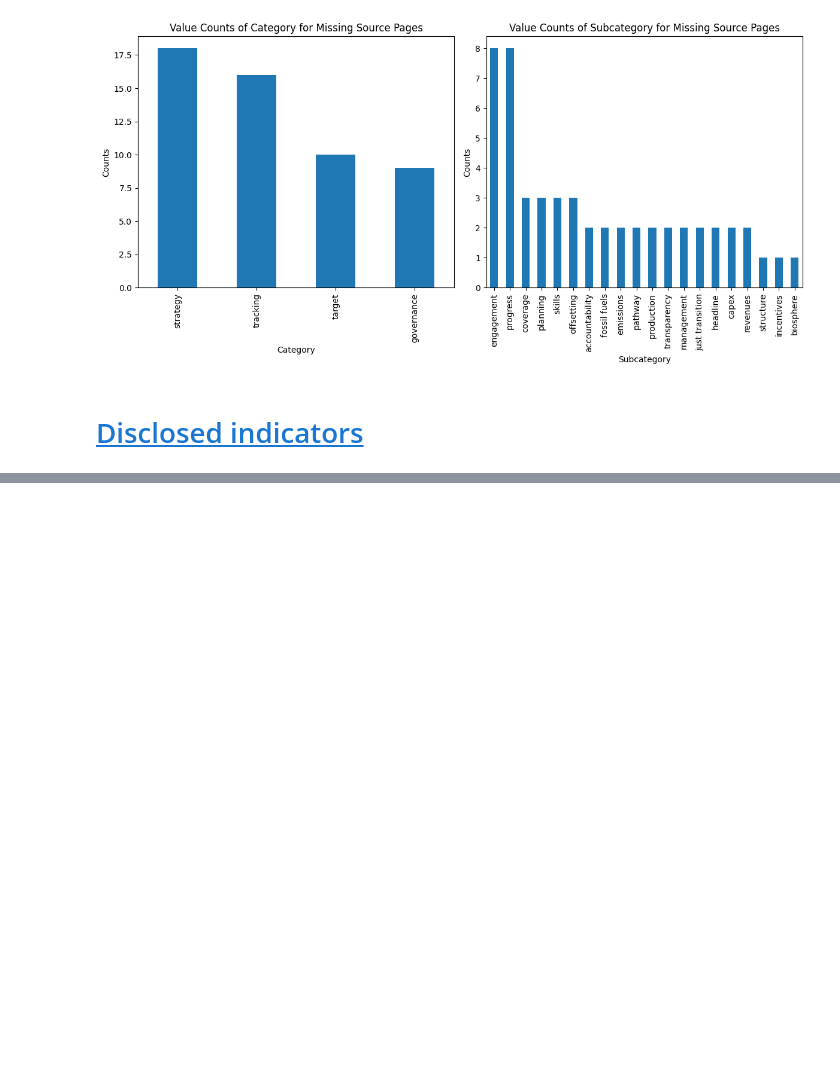
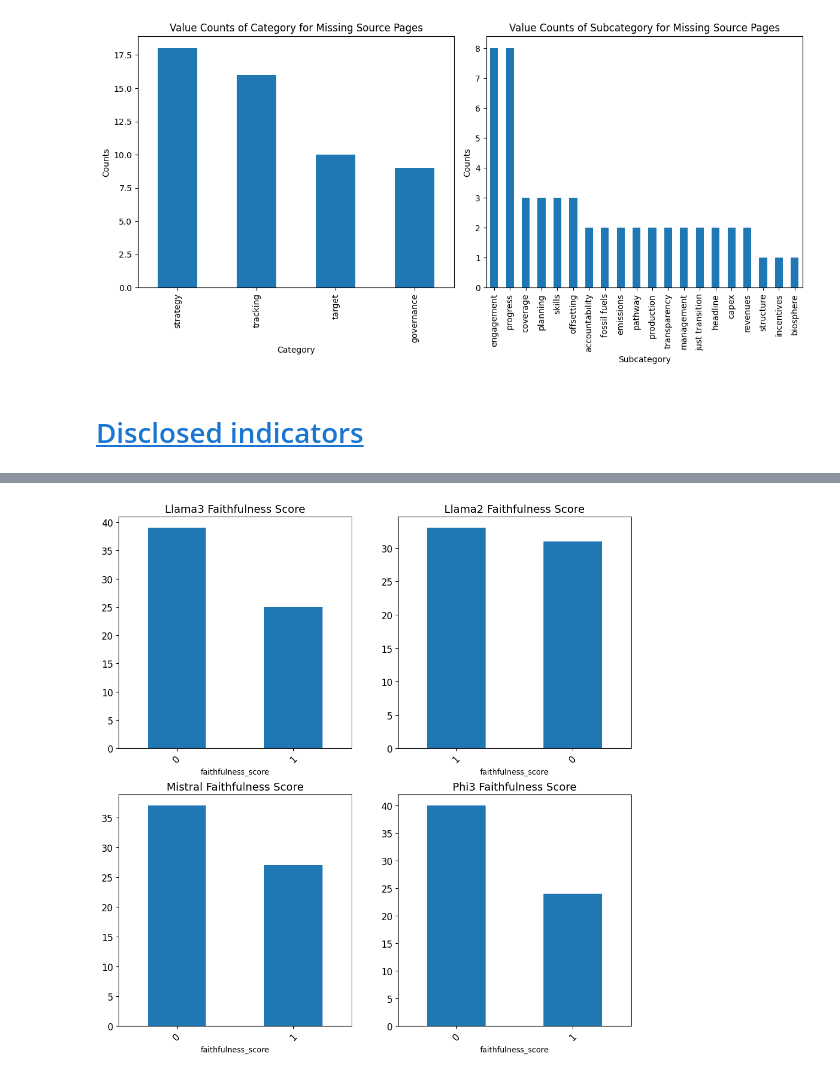
Before and after one commit to avhou/CSAI-groepswerk, a Jupyter notebook: src/stats_hm.ipynb, the cells around one changed output, grey strips where cells are left out. Saved outputs shown, nothing was run; the diff lists cells and outputs as text; code cells hidden in the pictures; blank space fills up the shorter version.

```diff
--- a/src/stats_hm.ipynb
+++ b/src/stats_hm.ipynb
@@ -410,0 +321,21 @@ plt.show()
+# %%
+fig, axes = plt.subplots(2, 2, figsize=(12, 12))
+
+datasets = ['llama3', 'llama2', 'mistral', 'phi3']
+axes_positions = [(0, 0), (0, 1), (1, 0), (1, 1)]
+
+axes = axes.flatten()
+
+for i, dataset in enumerate(datasets):
+    faithfulness_counts = eval(f"{dataset}.faithfulness_score.value_counts()")
+    faithfulness_counts.plot(kind="bar", ax=axes[i], title=f"{dataset.capitalize()} Faithfulness Score")
+
+    axes[i].set_title(f"{dataset.capitalize()} Faithfulness Score", fontsize=14)
+
+    axes[i].tick_params(axis='x', rotation=45, labelsize=12)
+    axes[i].tick_params(axis='y', labelsize=12)
+
+plt.savefig('./faith_hm.png')
+plt.show()
+# %% [output]
+[figure, added]
```
Also changed, not shown: parts of 25 cells of this notebook, 1 other file.
